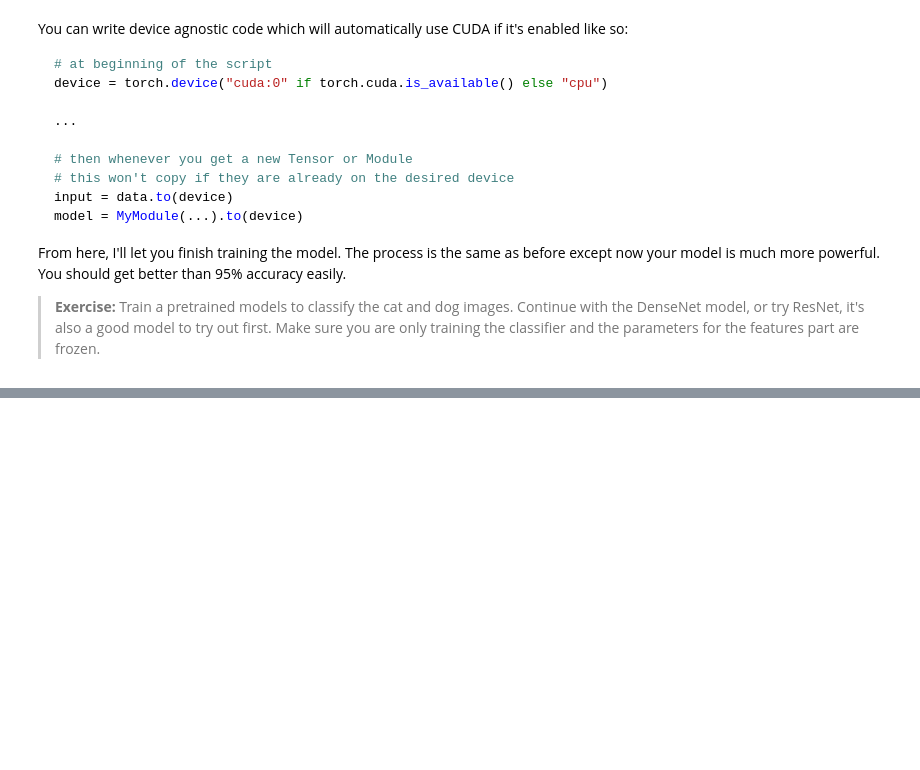
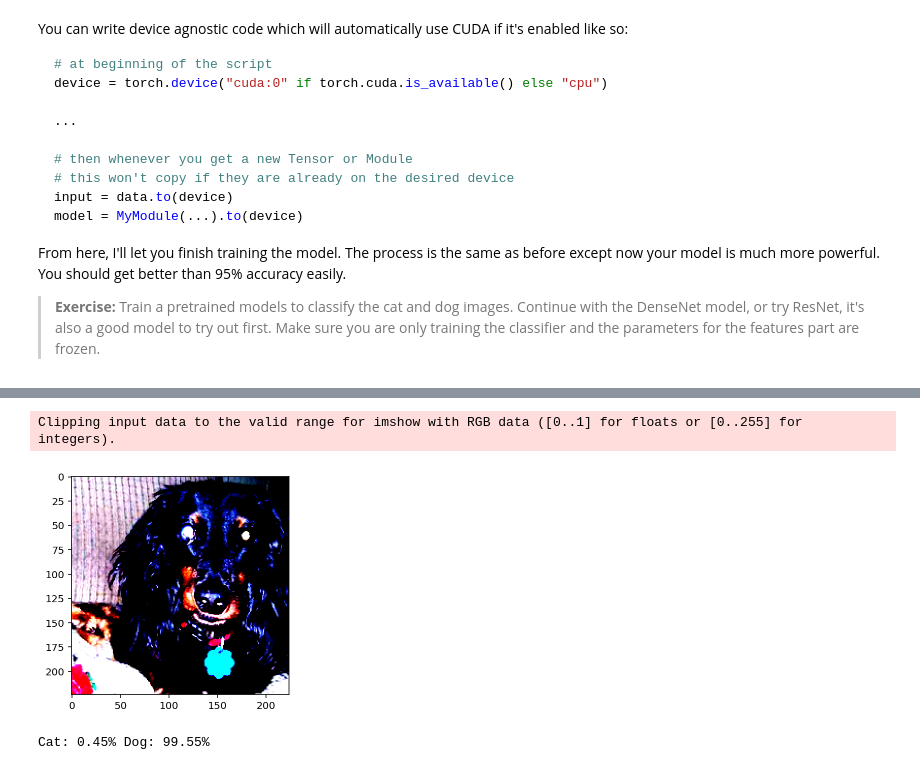
Before and after one commit to cathal-killeen/deep-learning-v2-pytorch, a Jupyter notebook: intro-to-pytorch/Part 8 - Transfer Learning (Exercises).ipynb, the cells around one changed output, grey strips where cells are left out. Drawn from its saved outputs; the diff is of its cells as text; code cells hidden in the pictures; blank space fills up the shorter version.

Commit message:
trained cat dog neural network

```diff
--- a/intro-to-pytorch/Part 8 - Transfer Learning (Exercises).ipynb
+++ b/intro-to-pytorch/Part 8 - Transfer Learning (Exercises).ipynb
@@ -22,7 +26,7 @@ from torchvision import datasets, transforms, models
 # %% [markdown]
 Most of the pretrained models require the input to be 224x224 images. Also, we'll need to match the normalization used when the models were trained. Each color channel was normalized separately, the means are `[0.485, 0.456, 0.406]` and the standard deviations are `[0.229, 0.224, 0.225]`.
 # %%
-data_dir = 'Cat_Dog_data'
+data_dir = '../Cat_Dog_data/Cat_Dog_data'
 
 # TODO: Define transforms for the training data and testing data
 train_transforms = transforms.Compose([
@@ -145,0 +149,3 @@ From here, I'll let you finish training the model. The process is the same as be
+# %%
+model = models.resnet50(pretrained=True)
+model
@@ -145,0 +279,40 @@ From here, I'll let you finish training the model. The process is the same as be
+# %%
+# Import helper module (should be in the repo)
+import helper
+
+# Test out your network!
+
+model.eval()
+
+dataiter = iter(trainloader)
+dataiter.next()
+dataiter.next()
+images, labels = dataiter.next()
+
+images, labels = images.to(device), labels.to(device)
+
+# Convert 2D image to 1D vector
+#img = img.view(1, 150528
+
+# Calculate the class probabilities (softmax) for img
+with torch.no_grad():
+    output = model.forward(images)
+
+ps = torch.exp(output)
+
+# Plot the image and probabilities
+# helper.view_classify(img, ps.copy()[0], version='CatDog')
+# %%
+import random
+
+i = random.randrange(0,64)
+img = images[i]
+prob = ps[i].cpu().numpy()
+
+plt.imshow(img.cpu().permute(1, 2, 0).numpy().squeeze())
+plt.show()
+print('Cat: {:.2f}%'.format(prob[0]*100),'Dog: {:.2f}%'.format(prob[1]*100))
+# %% [output]
+Clipping input data to the valid range for imshow with RGB data ([0..1] for floats or [0..255] for integers).
+[figure, added]
+Cat: 0.45% Dog: 99.55%
```
Also changed, not shown: parts of 7 cells of this notebook, 4 other files.
